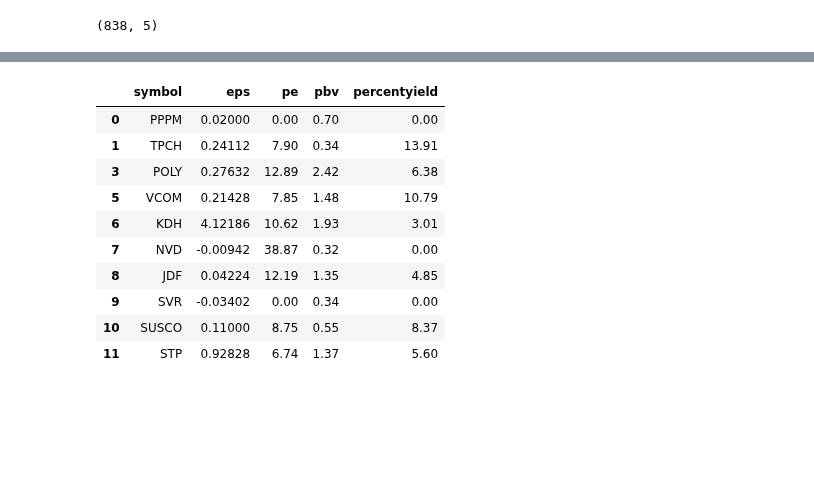
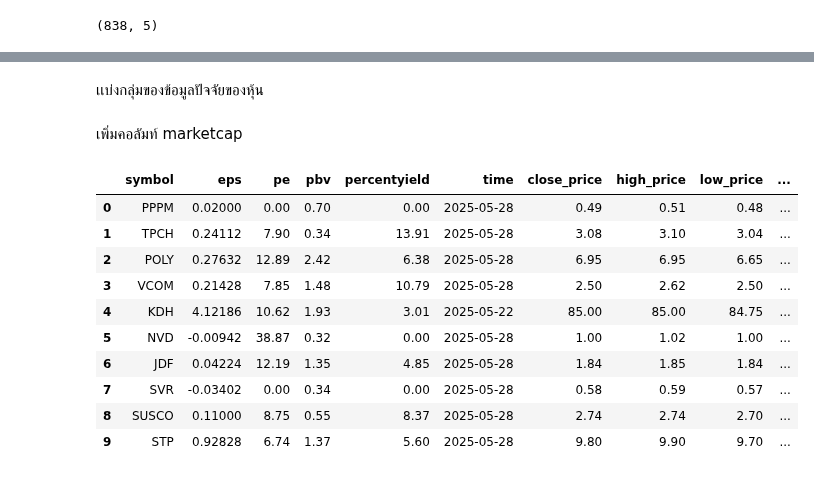
Before and after one commit to phqsuema123/Stock-quadrant-quantitative-analysis-using-deep-learning-classification, a Jupyter notebook: 1.Final_file/3.Data_preparation,4.Modelling/full_project.ipynb, the cells around one changed output, grey strips where cells are left out. Drawn from its saved outputs; the diff is of its cells as text; code cells hidden in the pictures; blank space fills up the shorter version.

```diff
--- a/1.Final_file/3.Data_preparation,4.Modelling/full_project.ipynb
+++ b/1.Final_file/3.Data_preparation,4.Modelling/full_project.ipynb
@@ -454,14 +510,31 @@ df_result.head(10)
+# %% [markdown]
+เเบ่งกลุ่มของข้อมูลปัจจัยของหุ้น
+# %% [markdown]
+เพิ่มคอลัมท์ marketcap
+# %%
+# ✅ 1) ดึงแท่งล่าสุดของแต่ละ symbol
+df_latest_candle = (
+    df_cand.sort_values("time")
+    .groupby("symbol", as_index=False)
+    .tail(1)  # หรือใช้ .last() ก็ได้หลัง sort แล้ว
+)
+
+# ✅ 2) Merge กับข้อมูล fundamental
+df = pd.merge(df_fun, df_latest_candle, on="symbol", how="inner")
+
+# ✅ 3) คำนวณ marketcap
+df["marketcap"] = df["close_price"] * df["volume"]
 # %%
-dffundrop.head(10)
+df.head(10)
 # %% [output]
-|  | symbol | eps | pe | pbv | percentyield |
-| 0 | PPPM | 0.02000 | 0.00 | 0.70 | 0.00 |
-| 1 | TPCH | 0.24112 | 7.90 | 0.34 | 13.91 |
-| 3 | POLY | 0.27632 | 12.89 | 2.42 | 6.38 |
-| 5 | VCOM | 0.21428 | 7.85 | 1.48 | 10.79 |
-| 6 | KDH | 4.12186 | 10.62 | 1.93 | 3.01 |
-| 7 | NVD | -0.00942 | 38.87 | 0.32 | 0.00 |
-| 8 | JDF | 0.04224 | 12.19 | 1.35 | 4.85 |
-| 9 | SVR | -0.03402 | 0.00 | 0.34 | 0.00 |
-| 10 | SUSCO | 0.11000 | 8.75 | 0.55 | 8.37 |
-| 11 | STP | 0.92828 | 6.74 | 1.37 | 5.60 |
+|  | symbol | eps | pe | pbv | percentyield | time | close_price | high_price | low_price | ... |
+| 0 | PPPM | 0.02000 | 0.00 | 0.70 | 0.00 | 2025-05-28 | 0.49 | 0.51 | 0.48 | ... |
+| 1 | TPCH | 0.24112 | 7.90 | 0.34 | 13.91 | 2025-05-28 | 3.08 | 3.10 | 3.04 | ... |
+| 2 | POLY | 0.27632 | 12.89 | 2.42 | 6.38 | 2025-05-28 | 6.95 | 6.95 | 6.65 | ... |
+| 3 | VCOM | 0.21428 | 7.85 | 1.48 | 10.79 | 2025-05-28 | 2.50 | 2.62 | 2.50 | ... |
+| 4 | KDH | 4.12186 | 10.62 | 1.93 | 3.01 | 2025-05-22 | 85.00 | 85.00 | 84.75 | ... |
+| 5 | NVD | -0.00942 | 38.87 | 0.32 | 0.00 | 2025-05-28 | 1.00 | 1.02 | 1.00 | ... |
+| 6 | JDF | 0.04224 | 12.19 | 1.35 | 4.85 | 2025-05-28 | 1.84 | 1.85 | 1.84 | ... |
+| 7 | SVR | -0.03402 | 0.00 | 0.34 | 0.00 | 2025-05-28 | 0.58 | 0.59 | 0.57 | ... |
+| 8 | SUSCO | 0.11000 | 8.75 | 0.55 | 8.37 | 2025-05-28 | 2.74 | 2.74 | 2.70 | ... |
+| 9 | STP | 0.92828 | 6.74 | 1.37 | 5.60 | 2025-05-28 | 9.80 | 9.90 | 9.70 | ... |
```
Also changed, not shown: parts of 59 cells of this notebook.
